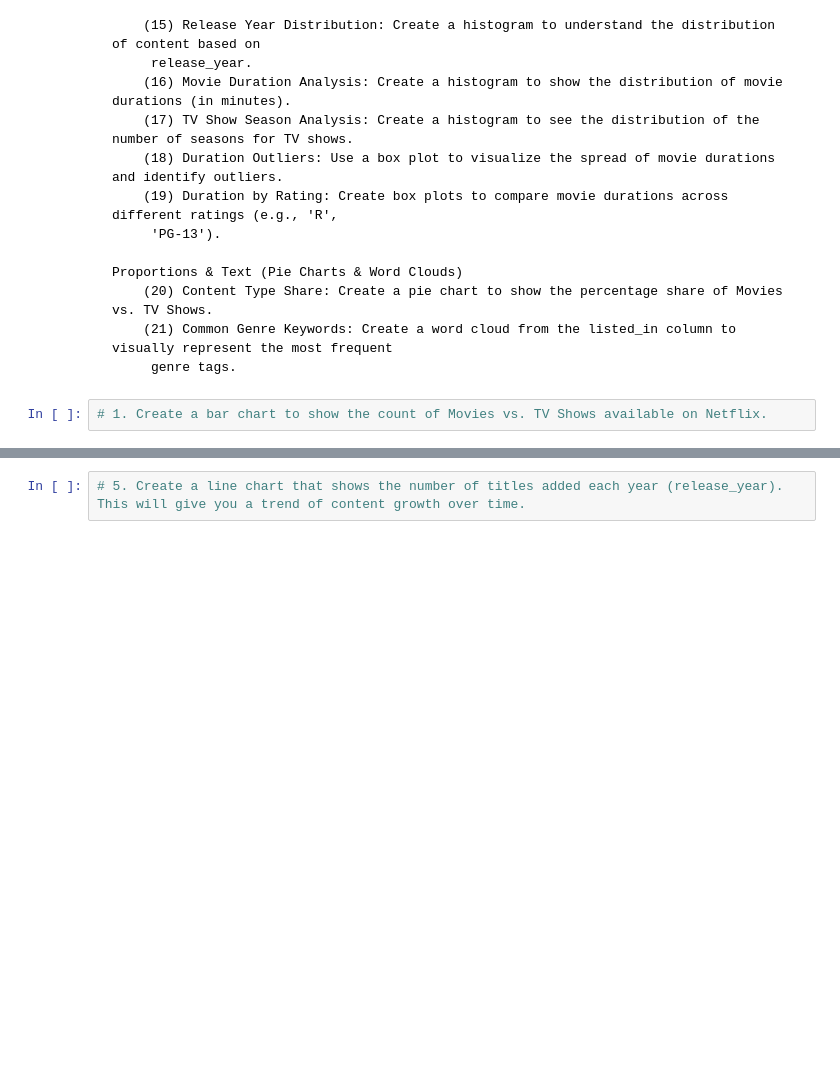
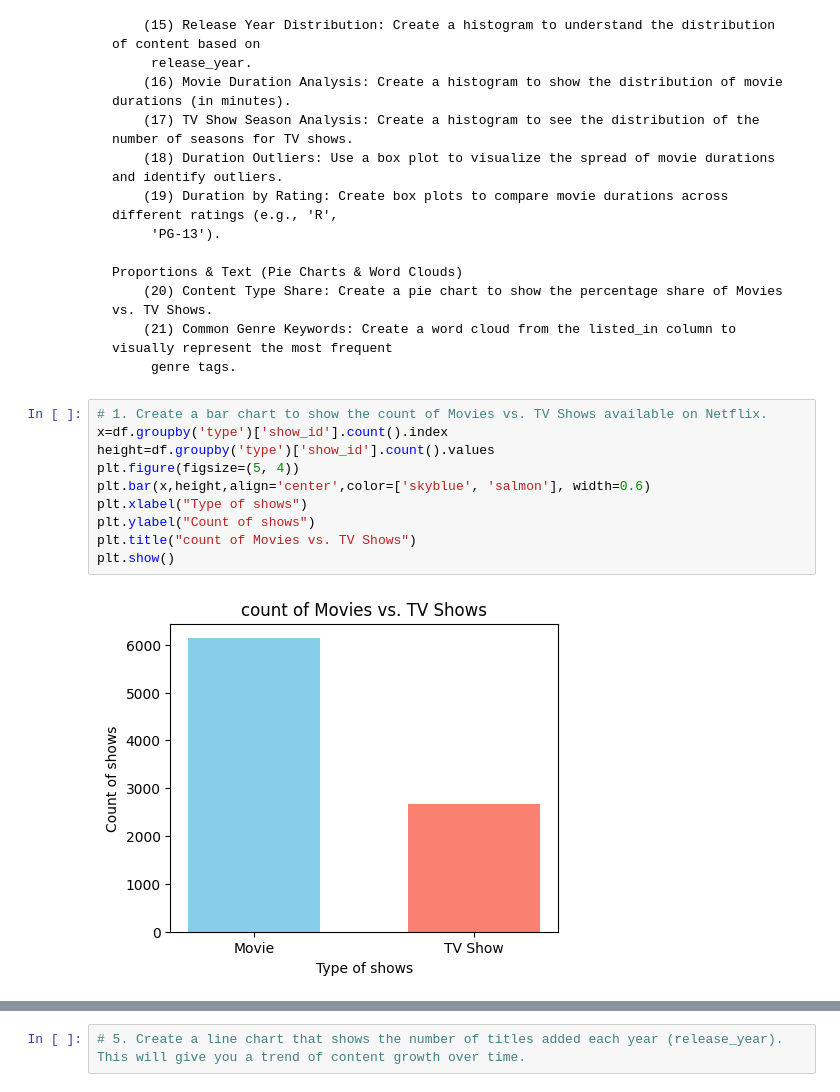
Before and after one commit to Ansh-Patoliya/python_learning, a Jupyter notebook: Project/netflix_data_analysis/netflix_data_analysis.ipynb, the cells around one changed output, grey strips where cells are left out. Drawn from its saved outputs; the diff is of its cells as text; blank space fills up the shorter version.

Commit message:
Update Netflix Data Analysis notebook with execution time adjustments and incremented execution counts, and update README to reflect progress to Day 36

```diff
--- a/Project/netflix_data_analysis/netflix_data_analysis.ipynb
+++ b/Project/netflix_data_analysis/netflix_data_analysis.ipynb
@@ -591,5 +592,15 @@ Name: count, dtype: int64
          genre tags.
 # %%
 # 1. Create a bar chart to show the count of Movies vs. TV Shows available on Netflix.
+x=df.groupby('type')['show_id'].count().index
+height=df.groupby('type')['show_id'].count().values
+plt.figure(figsize=(5, 4))
+plt.bar(x,height,align='center',color=['skyblue', 'salmon'], width=0.6)
+plt.xlabel("Type of shows")
+plt.ylabel("Count of shows")
+plt.title("count of Movies vs. TV Shows")
+plt.show()
+# %% [output]
+[figure, added]
 # %%
 # 2. Create a histogram to show the distribution of release_year. (e.g., how many titles were released in the 1990s, 2000s, etc.).
```
Also changed, not shown: parts of 4 cells of this notebook.
